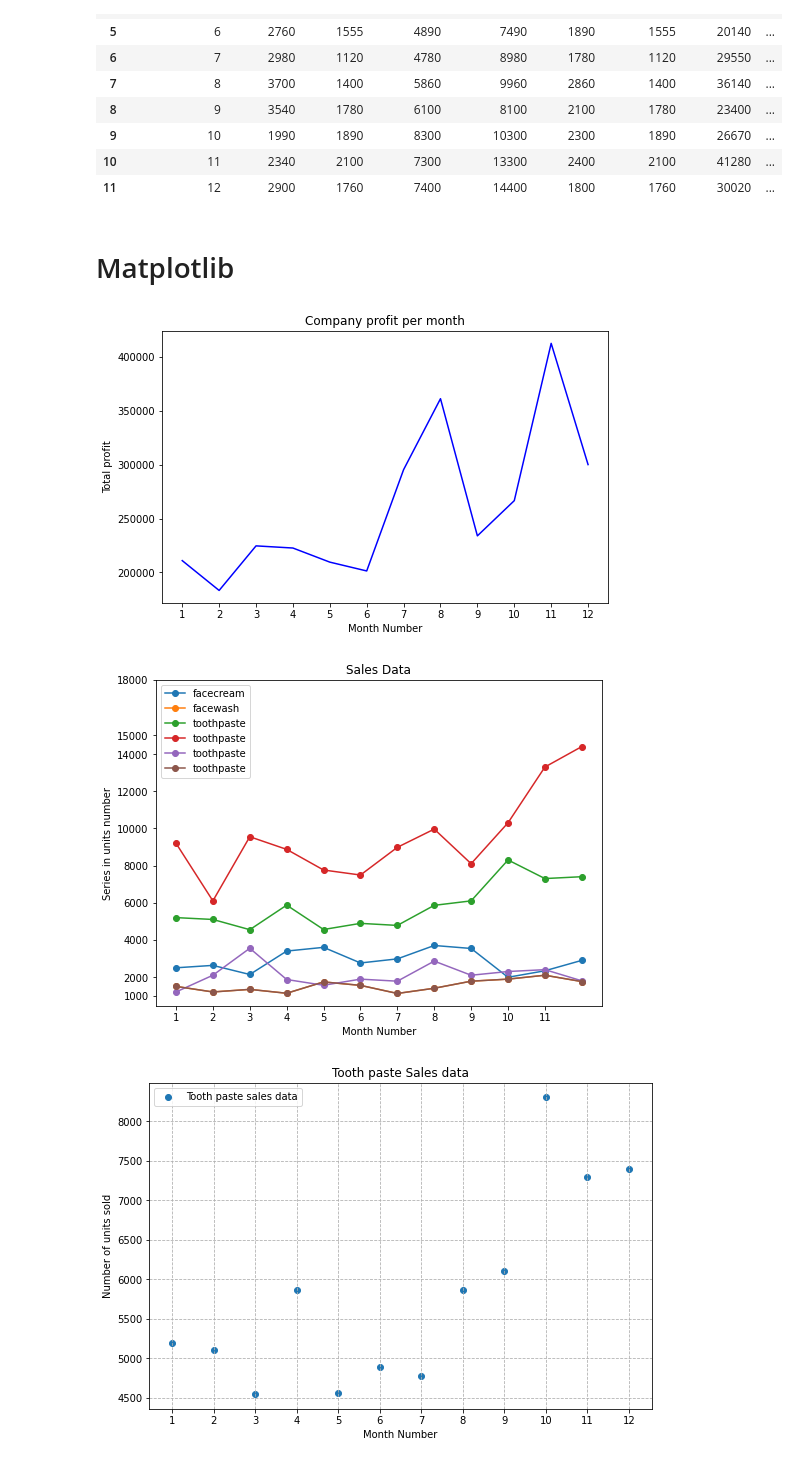
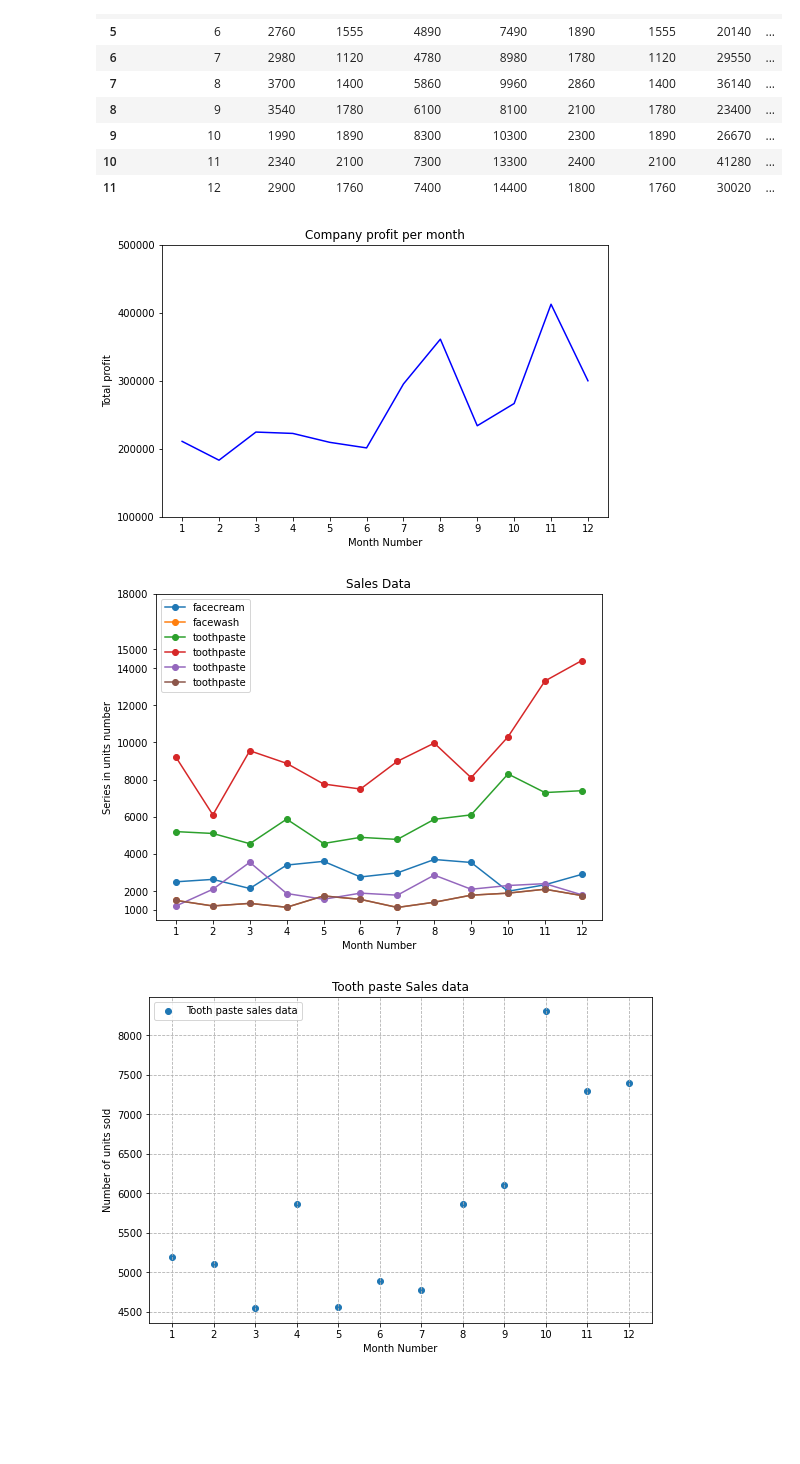
Before and after one commit to mayrealyam/SCA_python_libtasks, a Jupyter notebook: Numpy, Pandas and Matplotlib.ipynb, the cells around one changed output. Cells and saved outputs as stored; diff of their text form; code cells hidden in the pictures; blank space fills up the shorter version.

```diff
--- a/Numpy, Pandas and Matplotlib.ipynb
+++ b/Numpy, Pandas and Matplotlib.ipynb
@@ -330,18 +332,17 @@ sales_df
 | 9 | 10 | 1990 | 1890 | 8300 | 10300 | 2300 | 1890 | 26670 | ... |
 | 10 | 11 | 2340 | 2100 | 7300 | 13300 | 2400 | 2100 | 41280 | ... |
 | 11 | 12 | 2900 | 1760 | 7400 | 14400 | 1800 | 1760 | 30020 | ... |
-# %% [markdown]
-# Matplotlib
 # %%
 plt.figure(figsize=(8, 5))
 plt.plot(sales_df["month_number"], sales_df["total_profit"], color = "blue")
 plt.xticks(ticks=np.arange(1, 13))
+plt.yticks(ticks=(100000, 200000, 300000, 400000, 500000))
 plt.xlabel("Month Number")
 plt.ylabel("Total profit")
 plt.title("Company profit per month")
 plt.show()
 # %% [output]
-[figure, old version]
+[figure, new version]
 # %%
 plt.figure(figsize=(8,6))
 plt.plot(sales_df["month_number"], sales_df["facecream"], label="facecream", marker="o")
@@ -350,7 +351,7 @@ plt.plot(sales_df["month_number"], sales_df["toothpaste"], label="toothpaste", m
 plt.plot(sales_df["month_number"], sales_df["bathingsoap"], label="toothpaste", marker="o")
 plt.plot(sales_df["month_number"], sales_df["shampoo"], label="toothpaste", marker="o")
 plt.plot(sales_df["month_number"],sales_df["moisturizer"], label="toothpaste", marker="o")
-plt.xticks(ticks=np.arange(1, 12))
+plt.xticks(ticks=np.arange(1, 13))
 plt.yticks(ticks=[1000, 2000, 4000, 6000, 8000, 10000, 12000, 14000, 15000, 18000])
 plt.xlabel("Month Number")
 plt.ylabel("Series in units number")
@@ -358,7 +359,7 @@ plt.legend()
 plt.title("Sales Data")
 plt.show()
 # %% [output]
-[figure, old version]
+[figure, new version]
 # %%
 plt.figure(figsize =(9, 6))
 plt.scatter(sales_df["month_number"], sales_df["toothpaste"], label="Tooth paste sales data")
```
Also changed, not shown: parts of 3 cells of this notebook.
